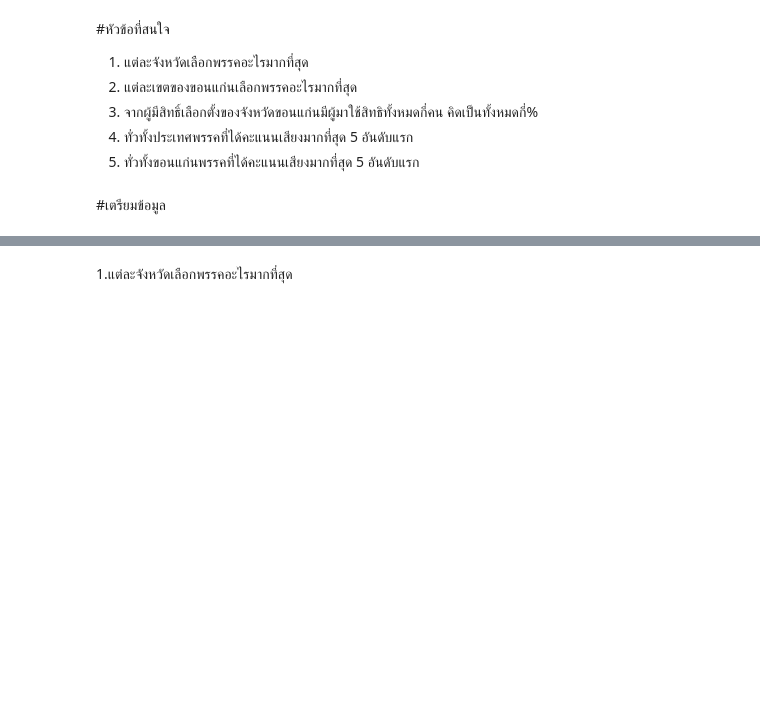
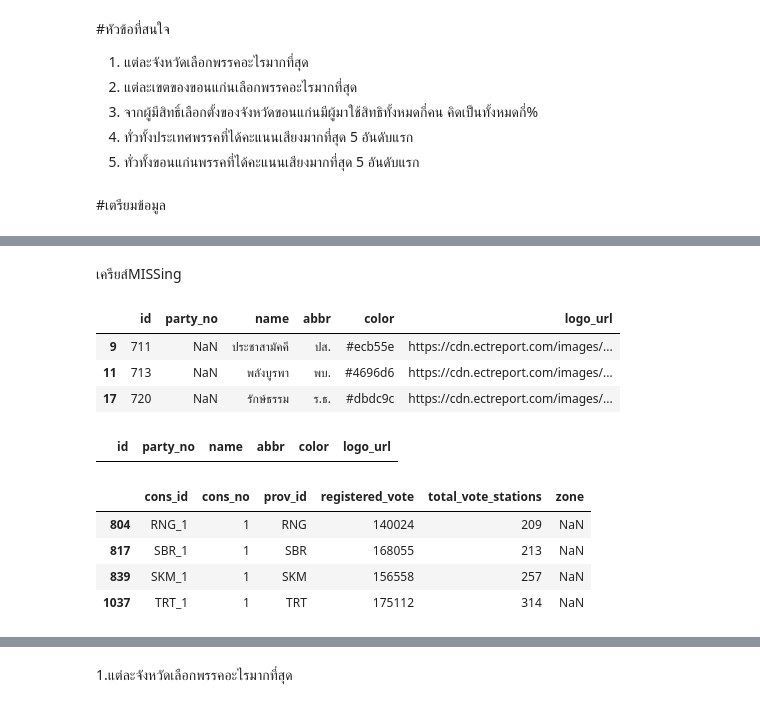
Before and after one commit to MOOwuttichai/python_dataviz2023, a Jupyter notebook: งานโปรเจค.ipynb, the cells around one changed output, grey strips where cells are left out. Saved outputs shown, nothing was run; the diff lists cells and outputs as text; code cells hidden in the pictures; blank space fills up the shorter version.

```diff
--- a/งานโปรเจค.ipynb
+++ b/งานโปรเจค.ipynb
@@ -25,0 +39,9 @@ drive.mount('/content/drive') # เช็คว่าเชื่อมติด
+# %% [markdown]
+เครียส์MISSing
+# %%
+info_party_overview[info_party_overview['party_no'].isnull()]
+# %% [output]
+|  | id | party_no | name | abbr | color | logo_url |
+| 9 | 711 | NaN | ประชาสามัคคี | ปส. | #ecb55e | https://cdn.ectreport.com/images/... |
+| 11 | 713 | NaN | พลังบูรพา | พบ. | #4696d6 | https://cdn.ectreport.com/images/... |
+| 17 | 720 | NaN | รักษ์ธรรม | ร.ธ. | #dbdc9c | https://cdn.ectreport.com/images/... |
@@ -25,0 +50,12 @@ drive.mount('/content/drive') # เช็คว่าเชื่อมติด
+# %%
+info_party_overview[info_party_overview['party_no'].isnull()]
+# %% [output]
+|  | id | party_no | name | abbr | color | logo_url |
+# %%
+info_constituency[info_constituency['zone'].isnull()]
+# %% [output]
+|  | cons_id | cons_no | prov_id | registered_vote | total_vote_stations | zone |
+| 804 | RNG_1 | 1 | RNG | 140024 | 209 | NaN |
+| 817 | SBR_1 | 1 | SBR | 168055 | 213 | NaN |
+| 839 | SKM_1 | 1 | SKM | 156558 | 257 | NaN |
+| 1037 | TRT_1 | 1 | TRT | 175112 | 314 | NaN |
```
Also changed, not shown: parts of 7 cells of this notebook.
